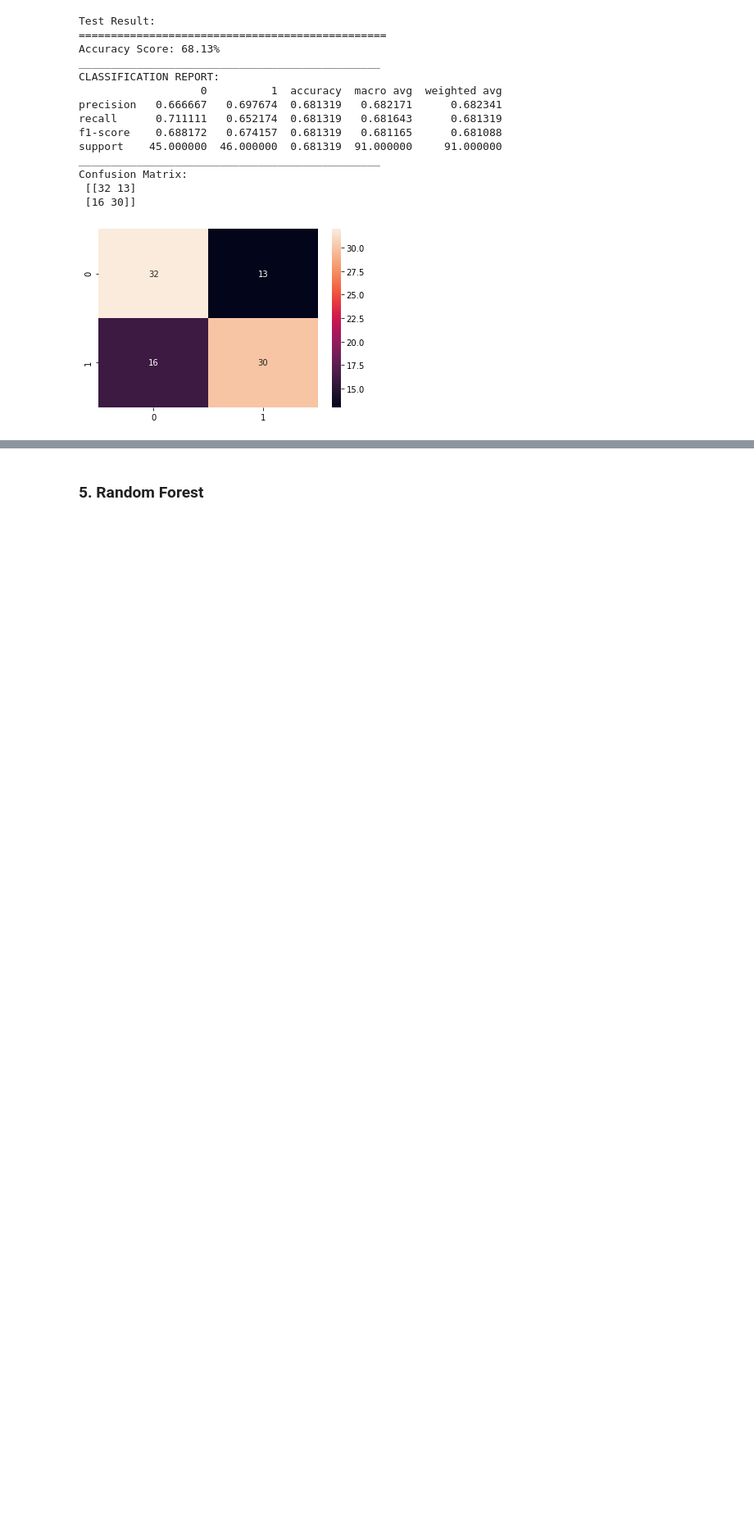
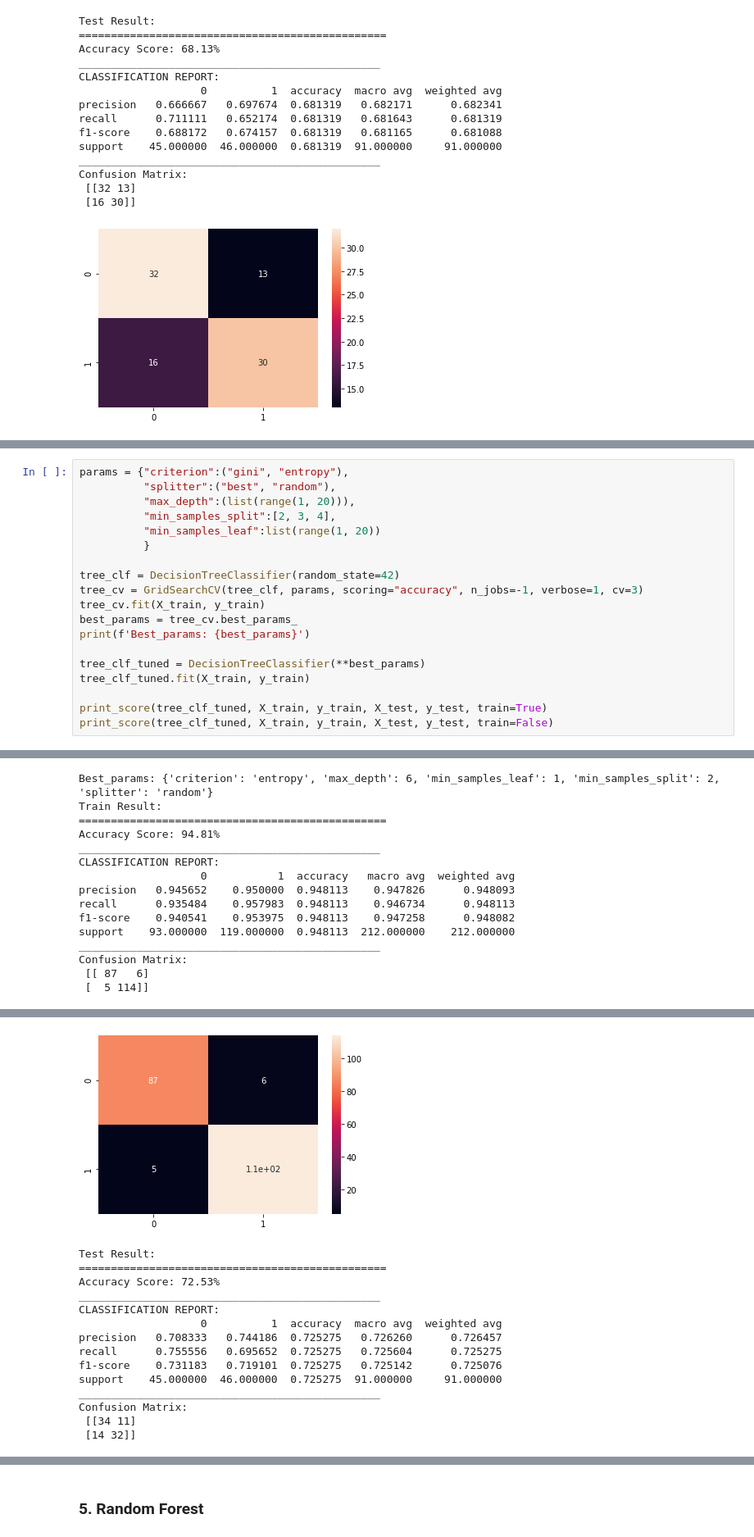
Before and after one commit to AdamHorvath12/Heart-Disease-Prediction, a Jupyter notebook: Heart-Disease-Prediction.ipynb, the cells around one changed output, grey strips where cells are left out. Shown at 82% size. Cells and saved outputs as stored; diff of their text form; blank space fills up the shorter version.

```diff
--- a/Heart-Disease-Prediction.ipynb
+++ b/Heart-Disease-Prediction.ipynb
@@ -381,0 +494,20 @@ Confusion Matrix:
+# %%
+params = {"criterion":("gini", "entropy"),
+          "splitter":("best", "random"),
+          "max_depth":(list(range(1, 20))),
+          "min_samples_split":[2, 3, 4],
+          "min_samples_leaf":list(range(1, 20))
+          }
+
+tree_clf = DecisionTreeClassifier(random_state=42)
+tree_cv = GridSearchCV(tree_clf, params, scoring="accuracy", n_jobs=-1, verbose=1, cv=3)
+tree_cv.fit(X_train, y_train)
+best_params = tree_cv.best_params_
+print(f'Best_params: {best_params}')
+
+tree_clf_tuned = DecisionTreeClassifier(**best_params)
+tree_clf_tuned.fit(X_train, y_train)
+
+print_score(tree_clf_tuned, X_train, y_train, X_test, y_test, train=True)
+print_score(tree_clf_tuned, X_train, y_train, X_test, y_test, train=False)
+# %% [output]
@@ -381,0 +519,15 @@ Confusion Matrix:
+Best_params: {'criterion': 'entropy', 'max_depth': 6, 'min_samples_leaf': 1, 'min_samples_split': 2, 'splitter': 'random'}
+Train Result:
+================================================
+Accuracy Score: 94.81%
+_______________________________________________
+CLASSIFICATION REPORT:
+                   0           1  accuracy   macro avg  weighted avg
+precision   0.945652    0.950000  0.948113    0.947826      0.948093
+recall      0.935484    0.957983  0.948113    0.946734      0.948113
+f1-score    0.940541    0.953975  0.948113    0.947258      0.948082
+support    93.000000  119.000000  0.948113  212.000000    212.000000
+_______________________________________________
+Confusion Matrix:
+ [[ 87   6]
+ [  5 114]]
@@ -381,0 +535,15 @@ Confusion Matrix:
+[figure, added]
+Test Result:
+================================================
+Accuracy Score: 72.53%
+_______________________________________________
+CLASSIFICATION REPORT:
+                   0          1  accuracy  macro avg  weighted avg
+precision   0.708333   0.744186  0.725275   0.726260      0.726457
+recall      0.755556   0.695652  0.725275   0.725604      0.725275
+f1-score    0.731183   0.719101  0.725275   0.725142      0.725076
+support    45.000000  46.000000  0.725275  91.000000     91.000000
+_______________________________________________
+Confusion Matrix:
+ [[34 11]
+ [14 32]]
```
Also changed, not shown: parts of 12 cells of this notebook, 1 other file.
